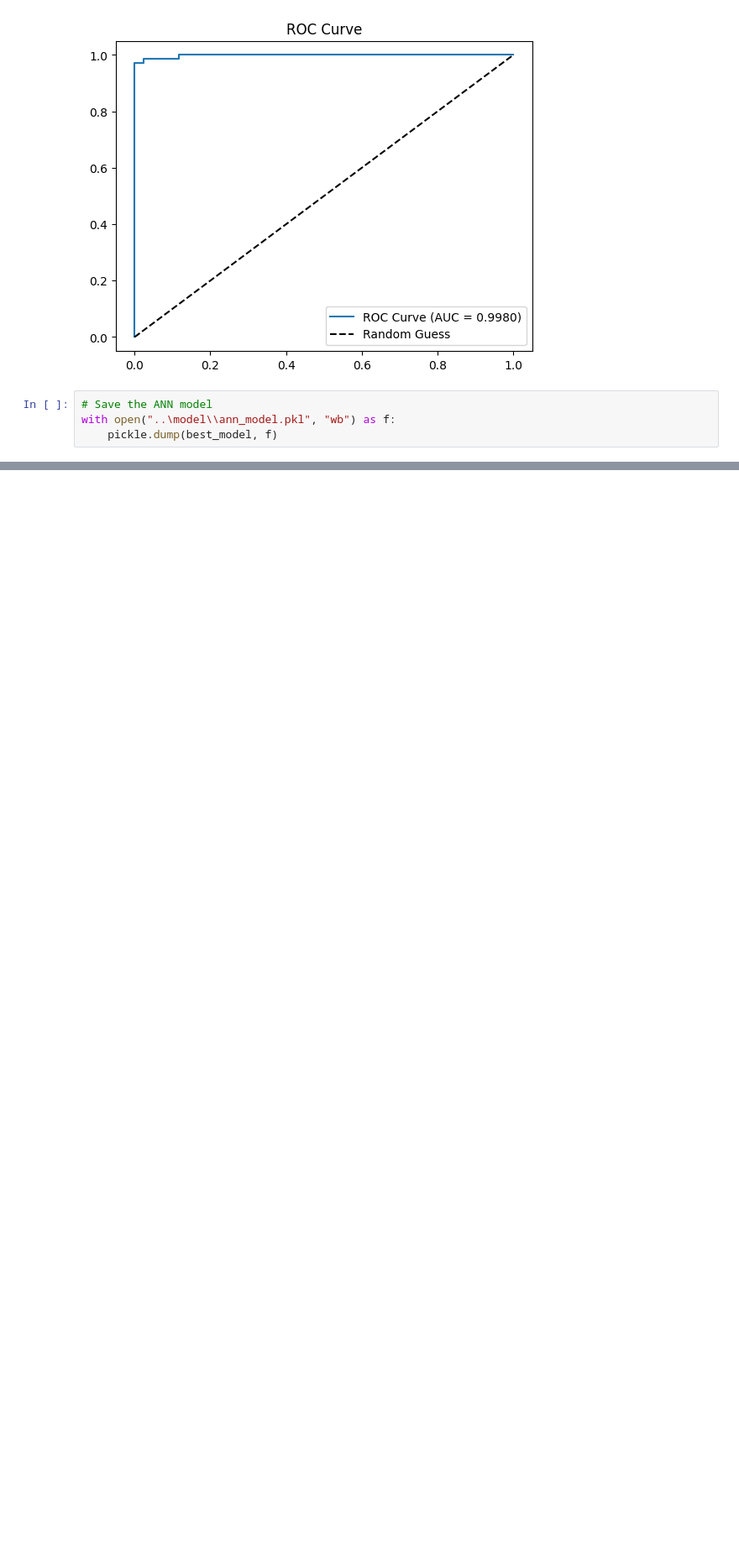
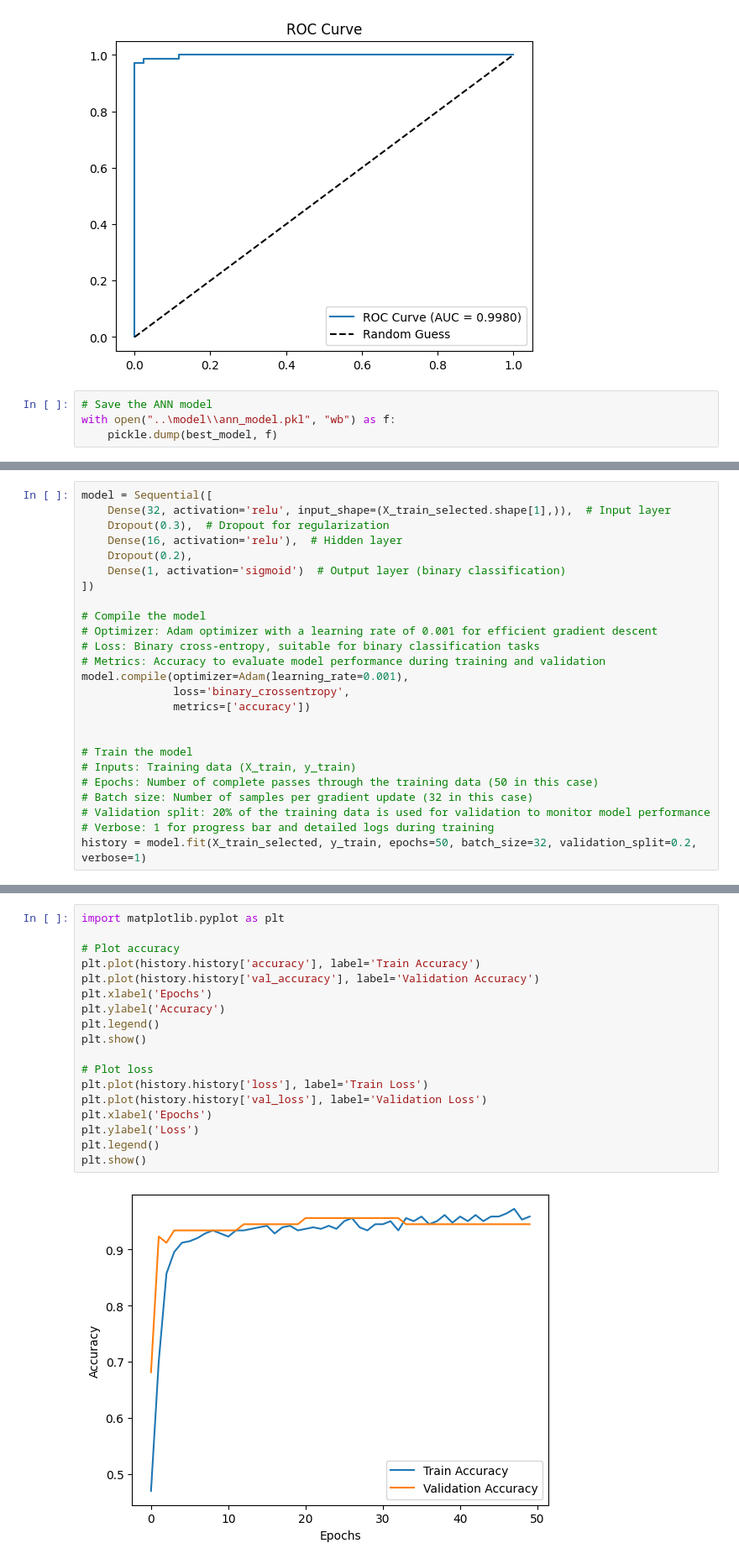
Before and after one commit to afislonge/breast_cancer_analysis, a Jupyter notebook: breast_cancer_analysis/Notebook/ann_model.ipynb, the cells around one changed output, grey strips where cells are left out. Shown at 84% size. Saved outputs shown, nothing was run; the diff lists cells and outputs as text; blank space fills up the shorter version.

Commit message:
updated readme, stremlit app and model

```diff
--- a/breast_cancer_analysis/Notebook/ann_model.ipynb
+++ b/breast_cancer_analysis/Notebook/ann_model.ipynb
@@ -141,0 +153,25 @@ with open("..\model\\ann_model.pkl", "wb") as f:
+# %%
+model = Sequential([
+    Dense(32, activation='relu', input_shape=(X_train_selected.shape[1],)),  # Input layer
+    Dropout(0.3),  # Dropout for regularization
+    Dense(16, activation='relu'),  # Hidden layer
+    Dropout(0.2),
+    Dense(1, activation='sigmoid')  # Output layer (binary classification)
+])
+
+# Compile the model
+# Optimizer: Adam optimizer with a learning rate of 0.001 for efficient gradient descent
+# Loss: Binary cross-entropy, suitable for binary classification tasks
+# Metrics: Accuracy to evaluate model performance during training and validation
+model.compile(optimizer=Adam(learning_rate=0.001),
+              loss='binary_crossentropy',
+              metrics=['accuracy'])
+
+
+# Train the model
+# Inputs: Training data (X_train, y_train)
+# Epochs: Number of complete passes through the training data (50 in this case)
+# Batch size: Number of samples per gradient update (32 in this case)
+# Validation split: 20% of the training data is used for validation to monitor model performance
+# Verbose: 1 for progress bar and detailed logs during training
+history = model.fit(X_train_selected, y_train, epochs=50, batch_size=32, validation_split=0.2, verbose=1)
@@ -141,0 +217,20 @@ with open("..\model\\ann_model.pkl", "wb") as f:
+# %%
+import matplotlib.pyplot as plt
+
+# Plot accuracy
+plt.plot(history.history['accuracy'], label='Train Accuracy')
+plt.plot(history.history['val_accuracy'], label='Validation Accuracy')
+plt.xlabel('Epochs')
+plt.ylabel('Accuracy')
+plt.legend()
+plt.show()
+
+# Plot loss
+plt.plot(history.history['loss'], label='Train Loss')
+plt.plot(history.history['val_loss'], label='Validation Loss')
+plt.xlabel('Epochs')
+plt.ylabel('Loss')
+plt.legend()
+plt.show()
+# %% [output]
+[figure, added]
```
Also changed, not shown: parts of 8 cells of this notebook, 2 other files.
